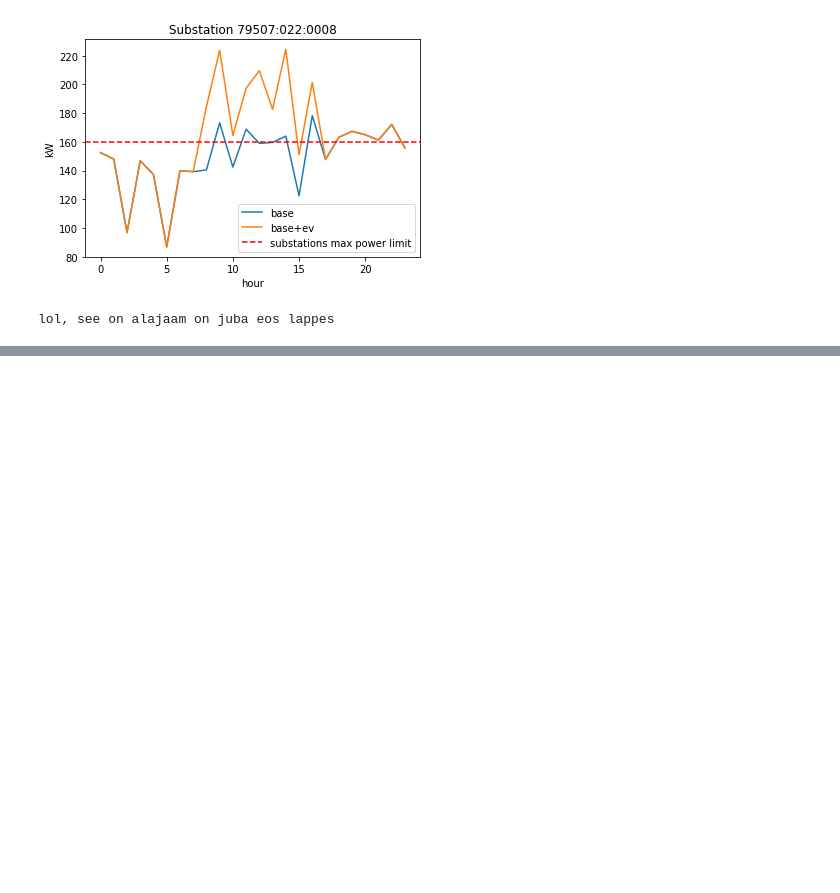
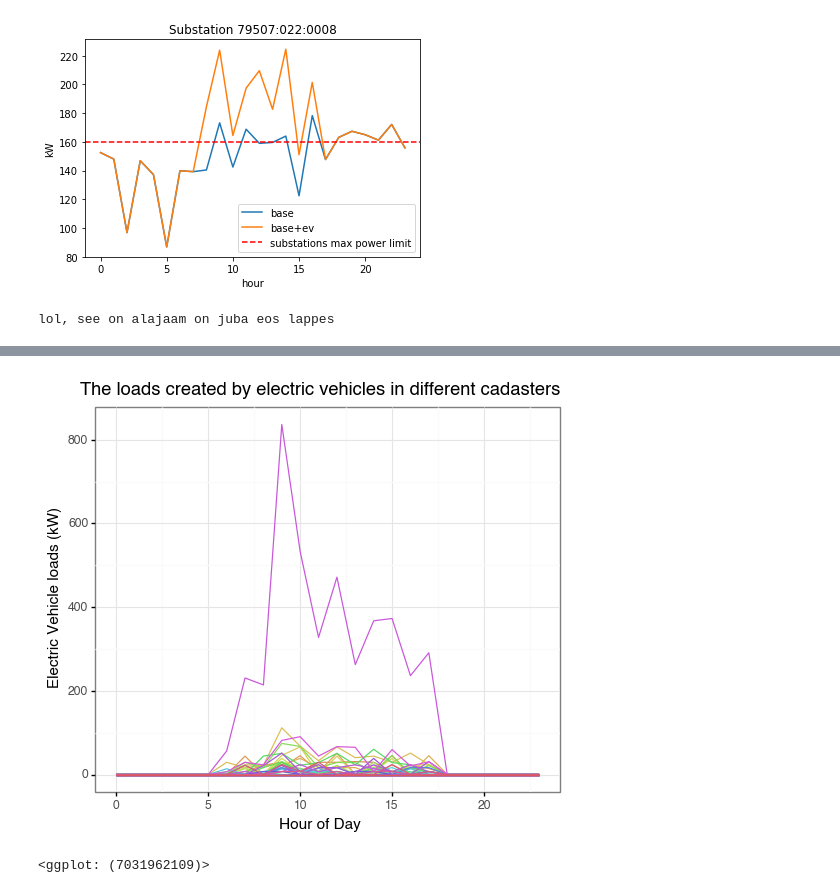
Before and after one commit to ilmaruduste/grid_congestion_manager, a Jupyter notebook: Data_Processing.ipynb, the cells around one changed output, grey strips where cells are left out. Saved outputs shown, nothing was run; the diff lists cells and outputs as text; code cells hidden in the pictures; blank space fills up the shorter version.

```diff
--- a/Data_Processing.ipynb
+++ b/Data_Processing.ipynb
@@ -123,0 +198,13 @@ lol, see on alajaam on juba eos lappes
+# %%
+
+plotnine.options.figure_size = (6,5)
+
+fig = (
+    ggplot(data = loads_dataframe, mapping = aes(x = 'hour', color = 'cadaster')) + geom_line(mapping = aes(y='ev_loads')) +
+    theme_bw() + xlab('Hour of Day') + ylab('Electric Vehicle loads (kW)') + scale_color_discrete(guide=False) + ggtitle('The loads created by electric vehicles in different cadasters') +
+    theme(text=element_text(family="Helvetica"))
+)
+fig
+# %% [output]
+[figure, added]
+<ggplot: (7031962109)>
```
Also changed, not shown: parts of 11 cells of this notebook.
